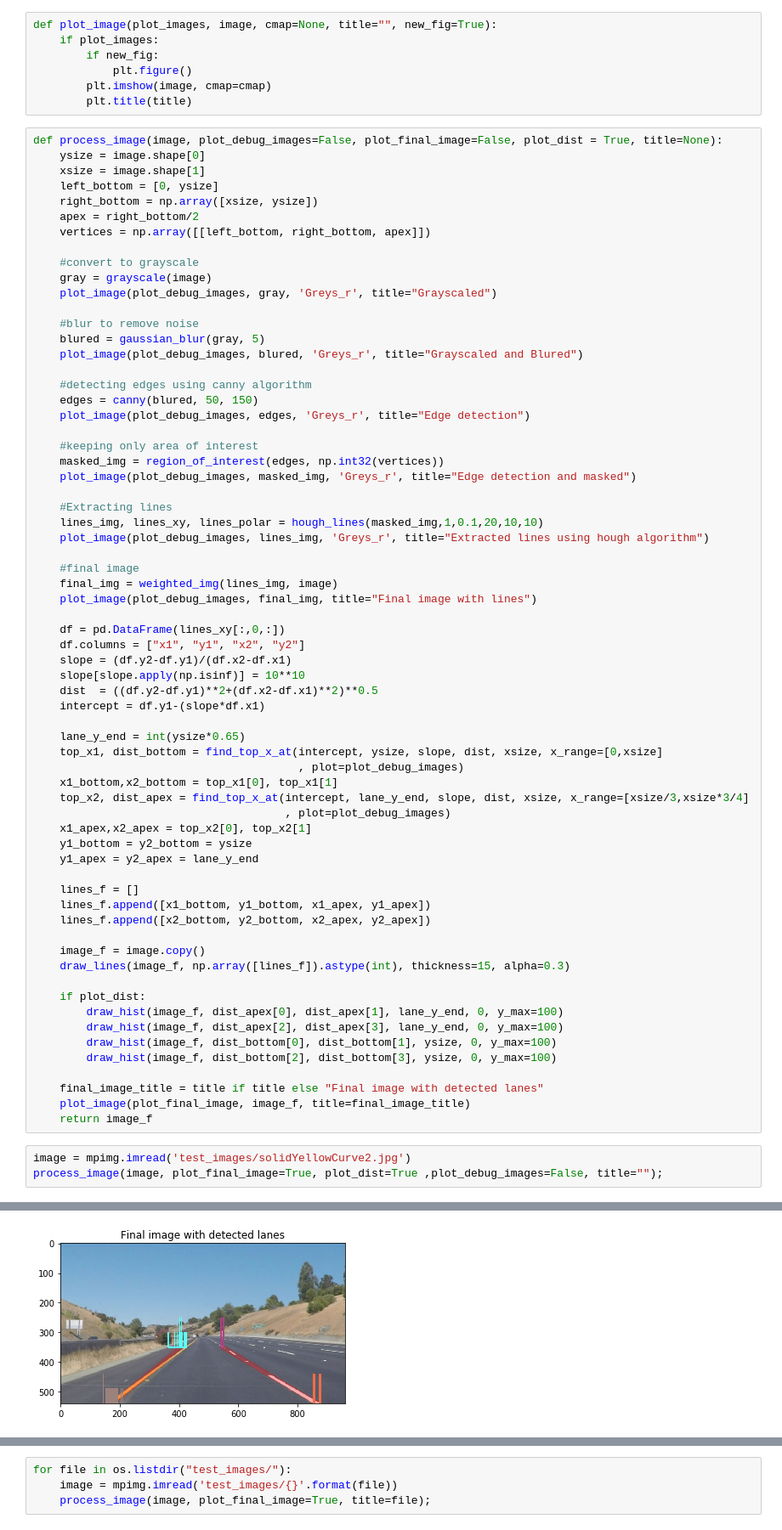
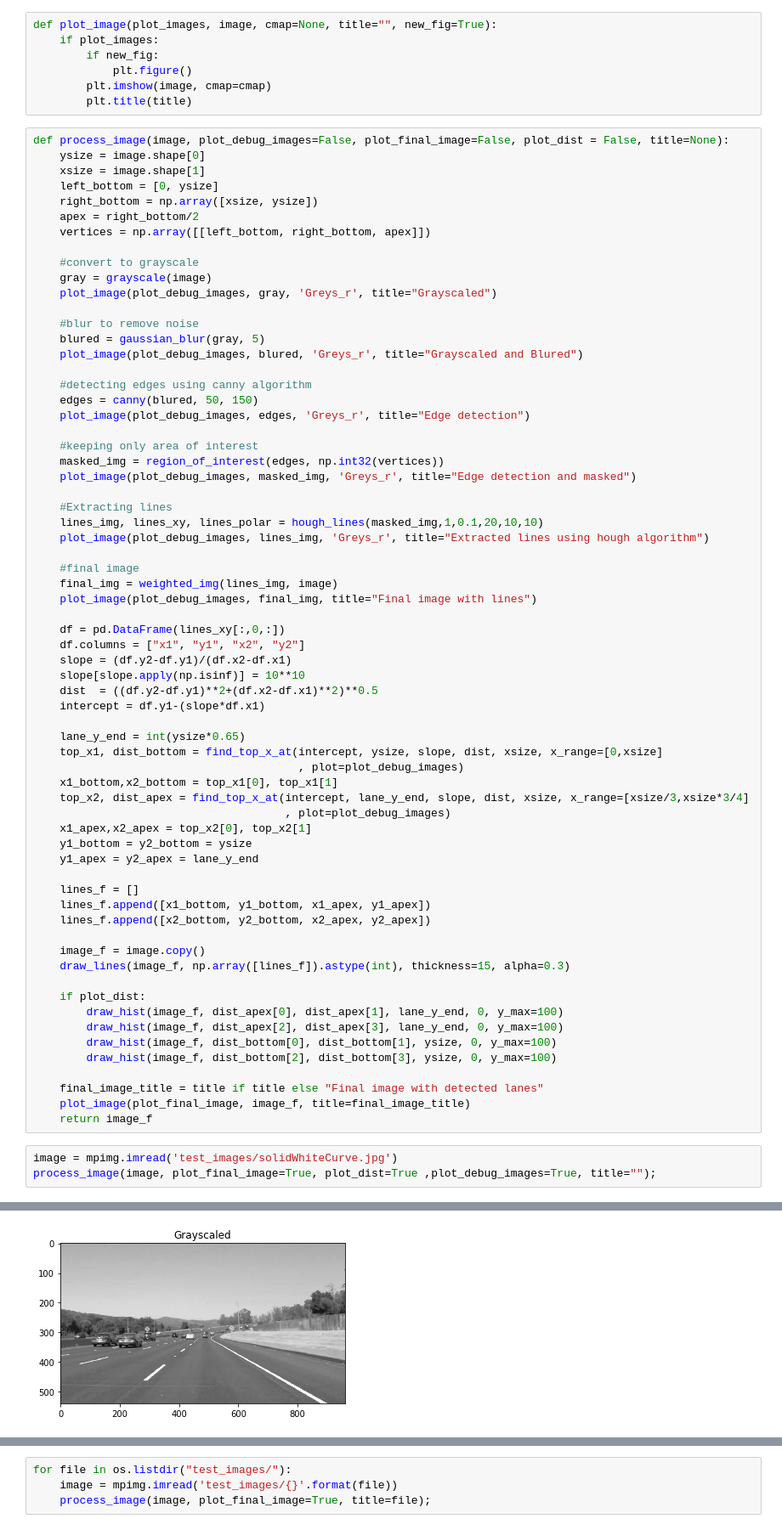
Before and after one commit to karthikv2k/CarND-LaneLines-P1, a Jupyter notebook: P1.ipynb, the cells around one changed output, grey strips where cells are left out. Shown at 85% size. Drawn from its saved outputs; the diff is of its cells as text.

Commit message:
Added output images

```diff
--- a/P1.ipynb
+++ b/P1.ipynb
@@ -284,7 +284,7 @@ def plot_image(plot_images, image, cmap=None, title="", new_fig=True):
         plt.imshow(image, cmap=cmap)
         plt.title(title)
 # %%
-def process_image(image, plot_debug_images=False, plot_final_image=False, plot_dist = True, title=None):
+def process_image(image, plot_debug_images=False, plot_final_image=False, plot_dist = False, title=None):
     ysize = image.shape[0]
     xsize = image.shape[1]
     left_bottom = [0, ysize]
@@ -350,6 +350,6 @@ def process_image(image, plot_debug_images=False, plot_final_image=False, plot_d
     plot_image(plot_final_image, image_f, title=final_image_title)
     return image_f
 # %%
-image = mpimg.imread('test_images/solidYellowCurve2.jpg')
-process_image(image, plot_final_image=True, plot_dist=True ,plot_debug_images=False, title="");
+image = mpimg.imread('test_images/solidWhiteCurve.jpg')
+process_image(image, plot_final_image=True, plot_dist=True ,plot_debug_images=True, title="");
 # %% [output]
@@ -356 +358 @@ process_image(image, plot_final_image=True, plot_dist=True ,plot_debug_images=Fa
-[figure, old version]
+[figure, new version]
```
Also changed, not shown: parts of 4 cells of this notebook, 9 other files.
